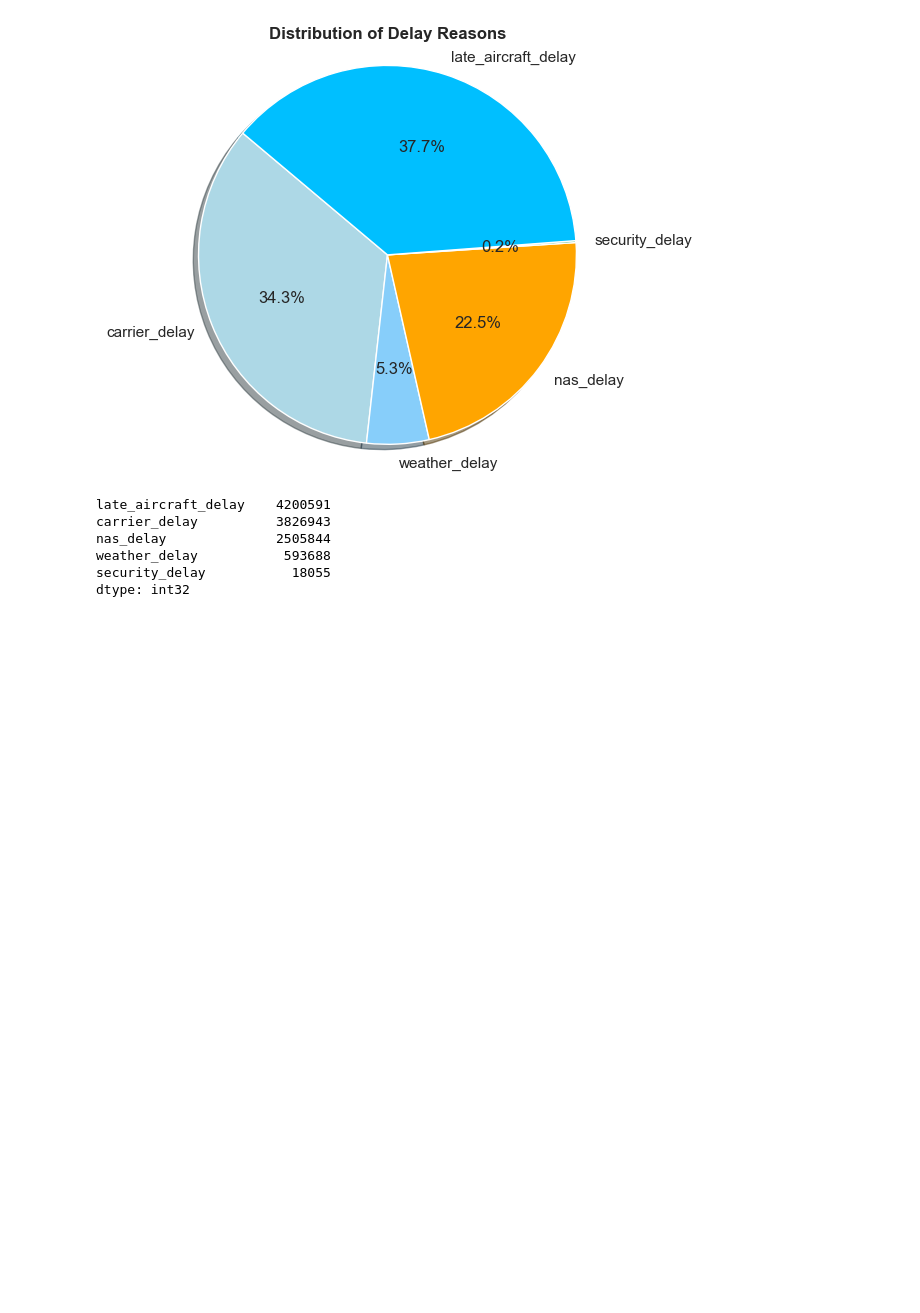
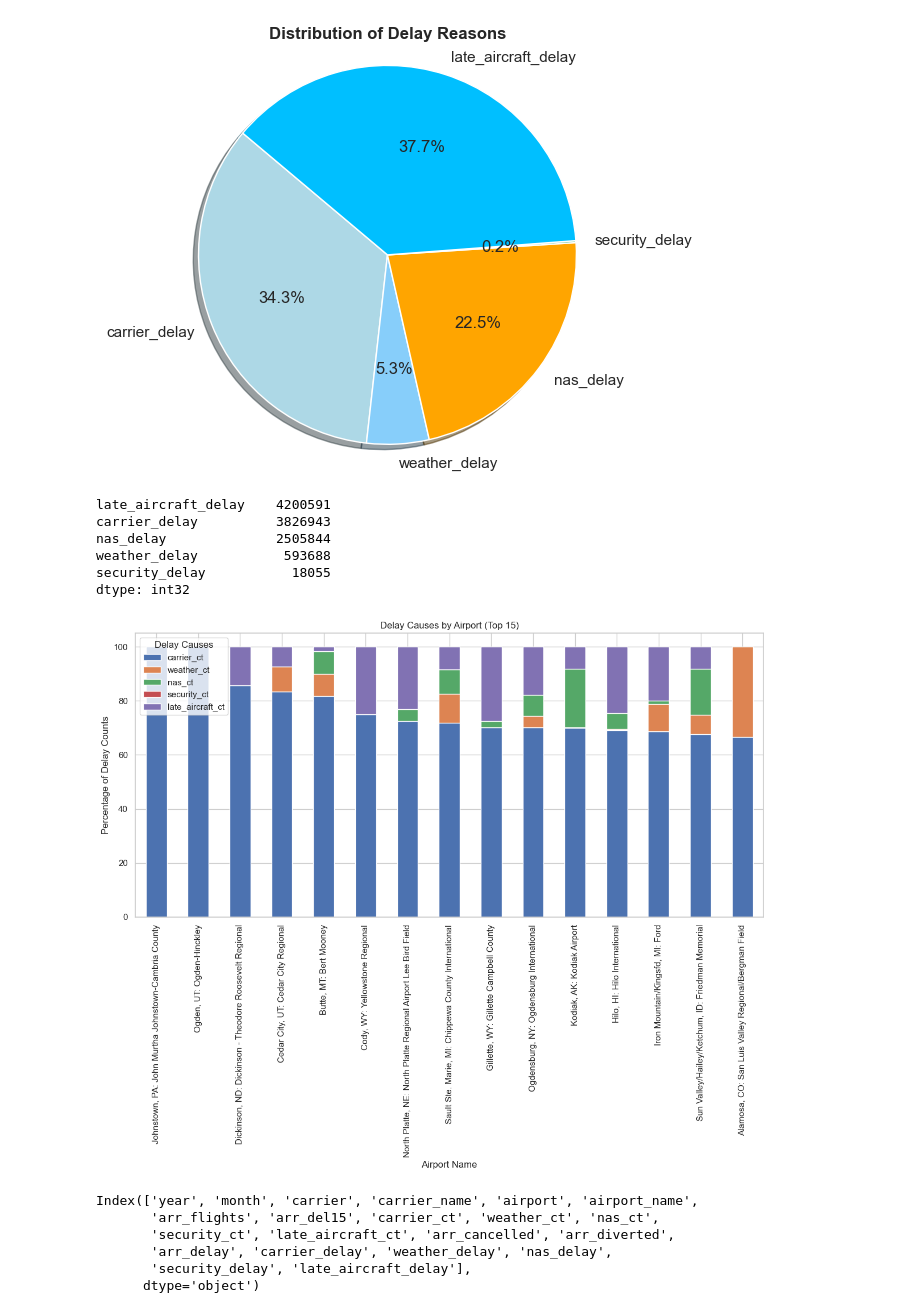
Before and after one commit to SifatNiloy/airline_delay_analysis, a Jupyter notebook: airline_delay.ipynb, the cells around one changed output. Cells and saved outputs as stored; diff of their text form; code cells hidden in the pictures; blank space fills up the shorter version.

```diff
--- a/airline_delay.ipynb
+++ b/airline_delay.ipynb
@@ -556,3 +556,37 @@ nas_delay              2505844
 weather_delay           593688
 security_delay           18055
 dtype: int32
+# %%
+
+# delay cause analysis
+delay_cause_data = df[['airport_name', 'carrier_ct', 'weather_ct', 'nas_ct', 'security_ct', 'late_aircraft_ct']]
+
+# Group by airport_name and calculate the sum of each delay cause
+delay_cause_totals = delay_cause_data.groupby('airport_name').sum()
+
+# Normalize the data to express values as percentages
+delay_cause_percentages = delay_cause_totals.div(delay_cause_totals.sum(axis=1), axis=0) * 100
+
+# Select the top 15 airports
+top_15_airports = delay_cause_percentages.nlargest(15, 'carrier_ct')
+
+# Plot the stacked bar chart
+top_15_airports.plot(kind='bar', stacked=True, figsize=(12, 10))
+plt.title('Delay Causes by Airport (Top 15)')
+plt.xlabel('Airport Name')
+plt.ylabel('Percentage of Delay Counts')
+plt.xticks(rotation=90)
+plt.tight_layout()
+plt.legend(title='Delay Causes')
+plt.show()
+# %% [output]
+[figure, added]
+# %%
+print(df.columns)
+# %% [output]
+Index(['year', 'month', 'carrier', 'carrier_name', 'airport', 'airport_name',
+       'arr_flights', 'arr_del15', 'carrier_ct', 'weather_ct', 'nas_ct',
+       'security_ct', 'late_aircraft_ct', 'arr_cancelled', 'arr_diverted',
+       'arr_delay', 'carrier_delay', 'weather_delay', 'nas_delay',
+       'security_delay', 'late_aircraft_delay'],
+      dtype='object')
```
Also changed, not shown: parts of 28 cells of this notebook.
